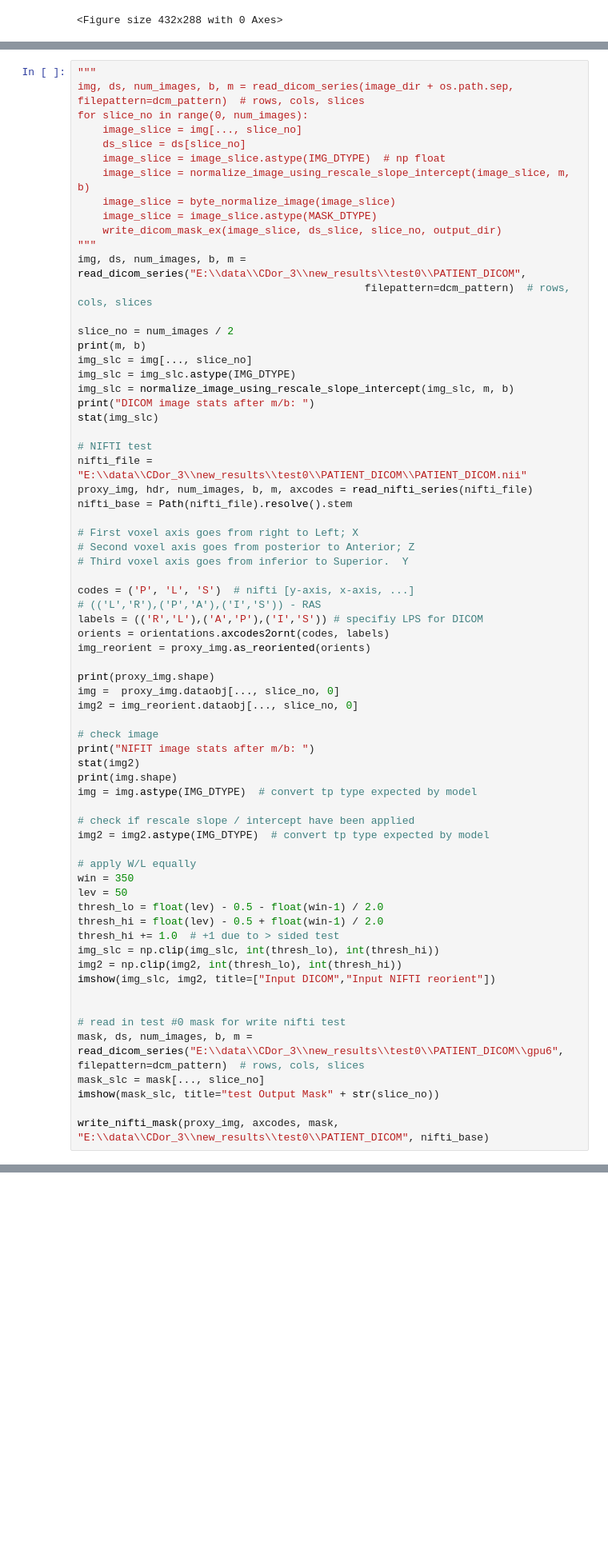
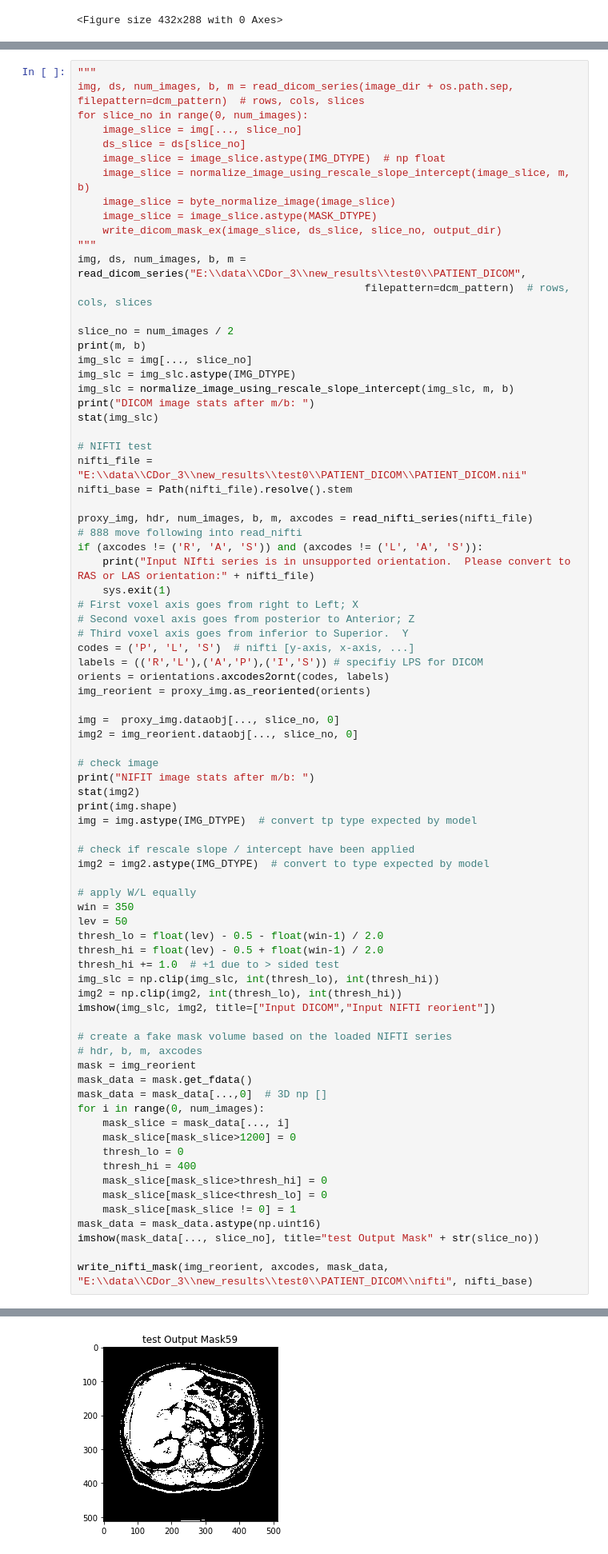
Before and after one commit to keesh0/cfcn_test_inference, a Jupyter notebook: notebooks/test_dicom_read_write.ipynb, the cells around one changed output, grey strips where cells are left out. Shown at 80% size. Drawn from its saved outputs; the diff is of its cells as text; blank space fills up the shorter version.

Commit message:
Nifti conversion is looking pretty good.

```diff
--- a/notebooks/test_dicom_read_write.ipynb
+++ b/notebooks/test_dicom_read_write.ipynb
@@ -312,20 +315,21 @@ stat(img_slc)
 
 # NIFTI test
 nifti_file = "E:\\data\\CDor_3\\new_results\\test0\\PATIENT_DICOM\\PATIENT_DICOM.nii"
-proxy_img, hdr, num_images, b, m, axcodes = read_nifti_series(nifti_file)
 nifti_base = Path(nifti_file).resolve().stem
 
+proxy_img, hdr, num_images, b, m, axcodes = read_nifti_series(nifti_file)
+# 888 move following into read_nifti
+if (axcodes != ('R', 'A', 'S')) and (axcodes != ('L', 'A', 'S')):
+    print("Input NIfti series is in unsupported orientation.  Please convert to RAS or LAS orientation:" + nifti_file)
+    sys.exit(1)
 # First voxel axis goes from right to Left; X
 # Second voxel axis goes from posterior to Anterior; Z
 # Third voxel axis goes from inferior to Superior.  Y
-
 codes = ('P', 'L', 'S')  # nifti [y-axis, x-axis, ...]
-# (('L','R'),('P','A'),('I','S')) - RAS
 labels = (('R','L'),('A','P'),('I','S')) # specifiy LPS for DICOM
 orients = orientations.axcodes2ornt(codes, labels)
 img_reorient = proxy_img.as_reoriented(orients)
 
-print(proxy_img.shape)
 img =  proxy_img.dataobj[..., slice_no, 0]
 img2 = img_reorient.dataobj[..., slice_no, 0]
 
@@ -336,7 +340,7 @@ print(img.shape)
 img = img.astype(IMG_DTYPE)  # convert tp type expected by model
 
 # check if rescale slope / intercept have been applied
-img2 = img2.astype(IMG_DTYPE)  # convert tp type expected by model
+img2 = img2.astype(IMG_DTYPE)  # convert to type expected by model
 
 # apply W/L equally
 win = 350
@@ -348,13 +352,23 @@ img_slc = np.clip(img_slc, int(thresh_lo), int(thresh_hi))
 img2 = np.clip(img2, int(thresh_lo), int(thresh_hi))
 imshow(img_slc, img2, title=["Input DICOM","Input NIFTI reorient"])
 
+# create a fake mask volume based on the loaded NIFTI series
+# hdr, b, m, axcodes
+mask = img_reorient
+mask_data = mask.get_fdata()
+mask_data = mask_data[...,0]  # 3D np []
+for i in range(0, num_images):
+    mask_slice = mask_data[..., i]
+    mask_slice[mask_slice>1200] = 0
+    thresh_lo = 0
+    thresh_hi = 400
+    mask_slice[mask_slice>thresh_hi] = 0
+    mask_slice[mask_slice<thresh_lo] = 0
+    mask_slice[mask_slice != 0] = 1
+mask_data = mask_data.astype(np.uint16)
+imshow(mask_data[..., slice_no], title="test Output Mask" + str(slice_no))
 
-# read in test #0 mask for write nifti test
-mask, ds, num_images, b, m = read_dicom_series("E:\\data\\CDor_3\\new_results\\test0\\PATIENT_DICOM\\gpu6", filepattern=dcm_pattern)  # rows, cols, slices
-mask_slc = mask[..., slice_no]
-imshow(mask_slc, title="test Output Mask" + str(slice_no))
-
-write_nifti_mask(proxy_img, axcodes, mask, "E:\\data\\CDor_3\\new_results\\test0\\PATIENT_DICOM", nifti_base)
+write_nifti_mask(img_reorient, axcodes, mask_data, "E:\\data\\CDor_3\\new_results\\test0\\PATIENT_DICOM\\nifti", nifti_base)
 # %% [output]
         Read Dicom dir: E:\data\CDor_3\new_results\test0\PATIENT_DICOM
         Length dicom series: 119
@@ -372,5 +380,6 @@ session_error   : 0
 (512, 512, 119, 1)
 NIFIT image stats after m/b:
 min: -1024 max: 1023 median: -133.0 avg: -466.5473213195801
 (512L, 512L)
 [figure]
+[figure, new version]
```
Also changed, not shown: parts of 3 cells of this notebook.
